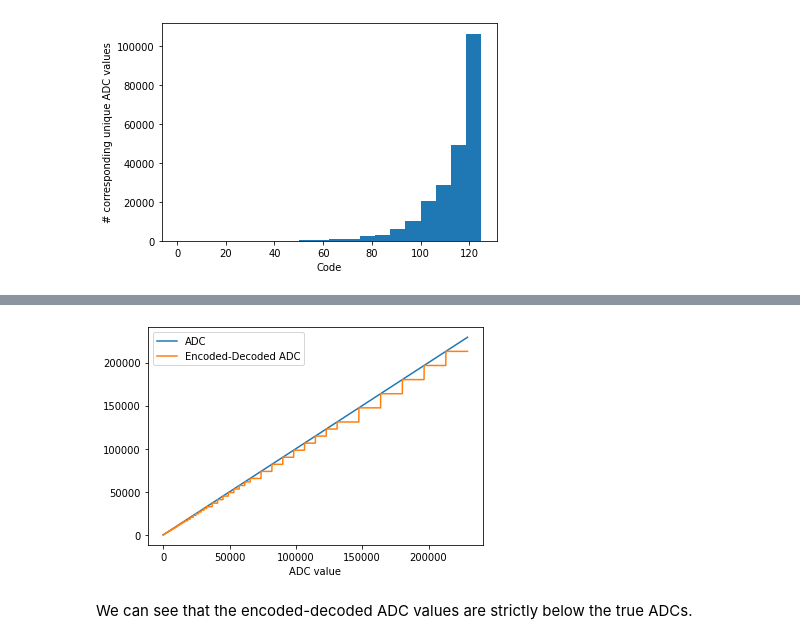
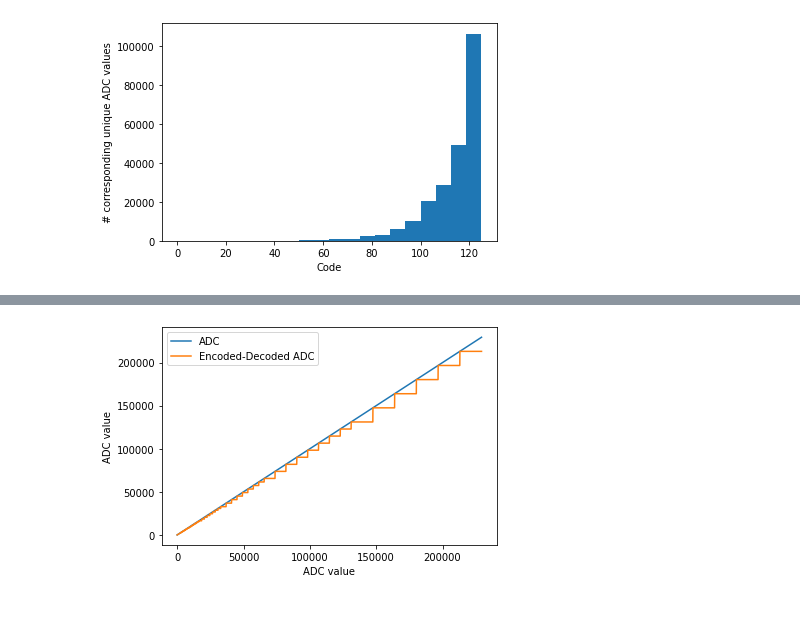
Before and after one commit to dpwinter/random_stuff, a Jupyter notebook: detector_data.ipynb, the cells around one changed output, grey strips where cells are left out. Drawn from its saved outputs; the diff is of its cells as text; code cells hidden in the pictures; blank space fills up the shorter version.

```diff
--- a/detector_data.ipynb
+++ b/detector_data.ipynb
@@ -70,10 +87,9 @@ plt.ylabel('# corresponding unique ADC values');
 # %%
 decodes = decode(codes)
 plt.plot(adc, adc, label='ADC');
 plt.plot(adc, decodes, label='Encoded-Decoded ADC');
 plt.xlabel('ADC value');
+plt.ylabel('ADC value');
 plt.legend();
 # %% [output]
-[figure, old version]
+[figure, new version]
-# %% [markdown]
-We can see that the encoded-decoded ADC values are strictly below the true ADCs.
```
Also changed, not shown: parts of 25 cells of this notebook.
